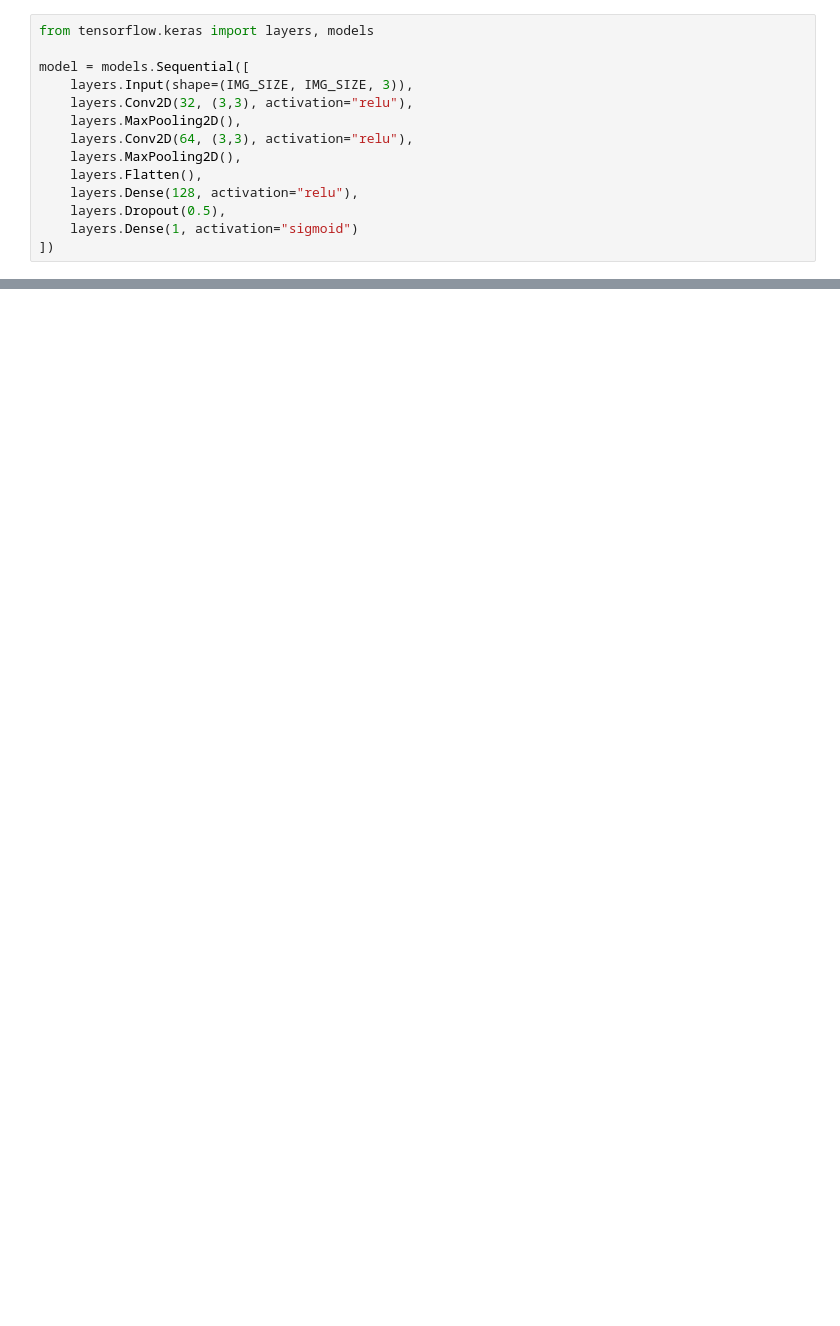
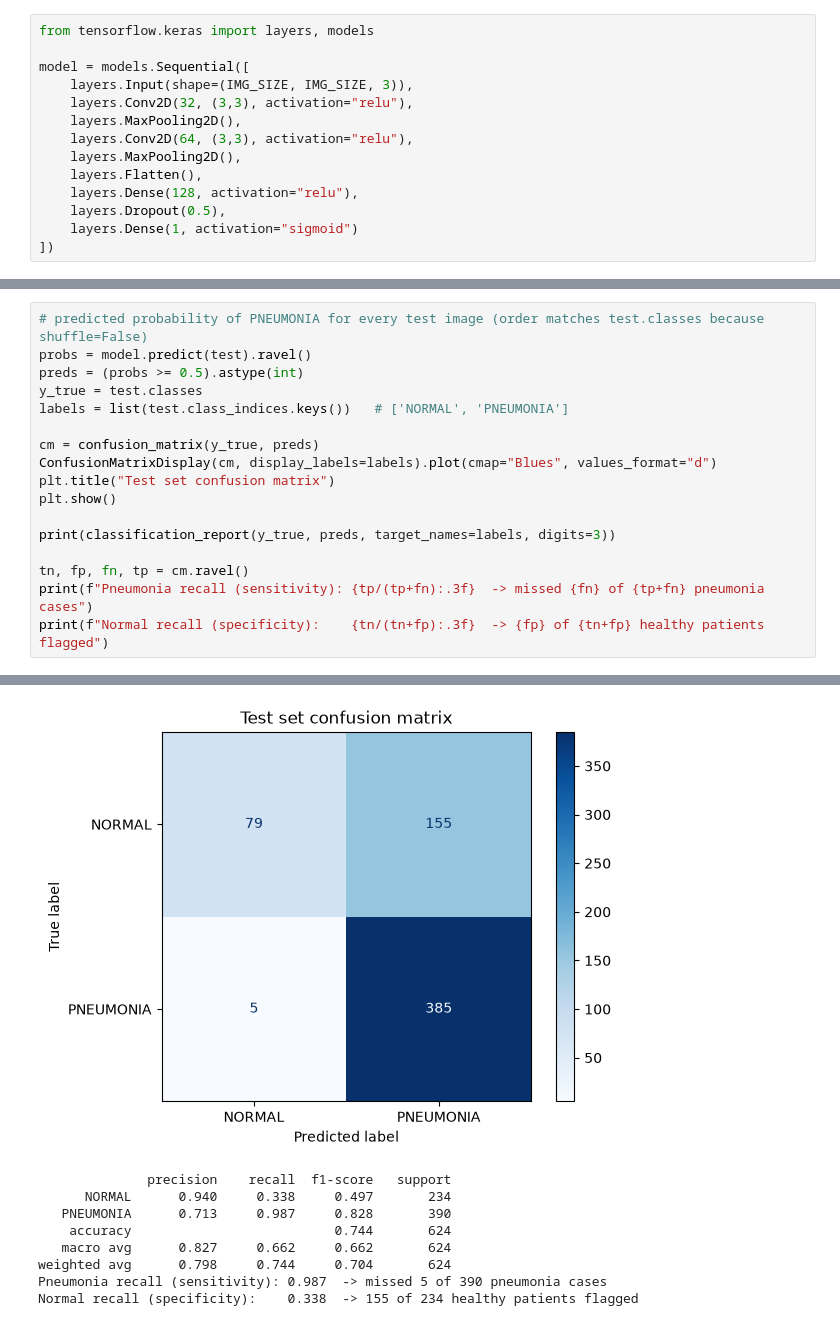
Before and after one commit to abbasammar1/chest-xray-pneumonia-detection, a Jupyter notebook: pneumonia.ipynb, the cells around one changed output, grey strips where cells are left out. Drawn from its saved outputs; the diff is of its cells as text; blank space fills up the shorter version.

```diff
--- a/pneumonia.ipynb
+++ b/pneumonia.ipynb
@@ -110,0 +157,18 @@ Test accuracy: 0.7884615659713745
+# %%
+# predicted probability of PNEUMONIA for every test image (order matches test.classes because shuffle=False)
+probs = model.predict(test).ravel()
+preds = (probs >= 0.5).astype(int)
+y_true = test.classes
+labels = list(test.class_indices.keys())   # ['NORMAL', 'PNEUMONIA']
+
+cm = confusion_matrix(y_true, preds)
+ConfusionMatrixDisplay(cm, display_labels=labels).plot(cmap="Blues", values_format="d")
+plt.title("Test set confusion matrix")
+plt.show()
+
+print(classification_report(y_true, preds, target_names=labels, digits=3))
+
+tn, fp, fn, tp = cm.ravel()
+print(f"Pneumonia recall (sensitivity): {tp/(tp+fn):.3f}  -> missed {fn} of {tp+fn} pneumonia cases")
+print(f"Normal recall (specificity):    {tn/(tn+fp):.3f}  -> {fp} of {tn+fp} healthy patients flagged")
+# %% [output]
@@ -111,3 +176,12 @@ Test accuracy: 0.7884615659713745
+[figure, added]
+              precision    recall  f1-score   support
+      NORMAL      0.940     0.338     0.497       234
+   PNEUMONIA      0.713     0.987     0.828       390
+    accuracy                          0.744       624
+   macro avg      0.827     0.662     0.662       624
+weighted avg      0.798     0.744     0.704       624
+Pneumonia recall (sensitivity): 0.987  -> missed 5 of 390 pneumonia cases
+Normal recall (specificity):    0.338  -> 155 of 234 healthy patients flagged
 # %% [markdown]
 ## Conclusion & Interpretation
 
```
Also changed, not shown: parts of 8 cells of this notebook, 1 other file.
